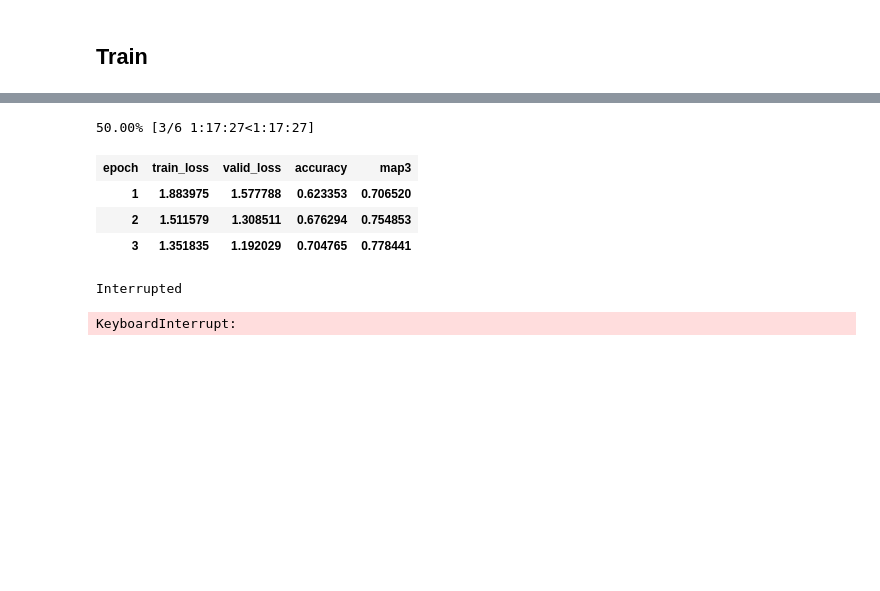
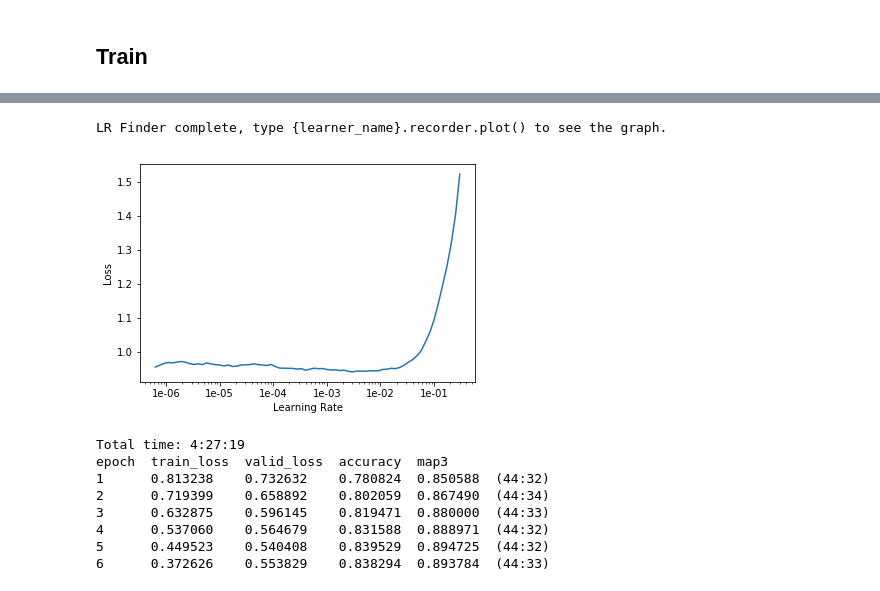
Before and after one commit to timbo72/quickdraw, a Jupyter notebook: QuickDraw.ipynb, the cells around one changed output, grey strips where cells are left out. Saved outputs shown, nothing was run; the diff lists cells and outputs as text; code cells hidden in the pictures; blank space fills up the shorter version.

```diff
--- a/QuickDraw.ipynb
+++ b/QuickDraw.ipynb
@@ -177,5 +146,5 @@ Wall time: 118 ms
 # %%
-bs =160
+bs = 640
 # %%
 train_dl = DataLoader(dss.train_ds, batch_size=bs, shuffle=True, num_workers=12)
 valid_dl = DataLoader(dss.valid_ds, batch_size=2*bs, shuffle=False, num_workers=12)
@@ -225,6 +192,4 @@ def map3(preds, targs):
     res = mapk([[t] for t in targs.cpu().numpy()], top_3.cpu().numpy(), 3)
     return torch.tensor(res)
 # %%
-learn = create_cnn(data_bunch, models.resnet101, metrics=[accuracy, map3])
+learn = create_cnn(data_bunch, models.resnet34, metrics=[accuracy, map3])
-# %%
-learn.fit_one_cycle(2)
@@ -235,0 +196,3 @@ epoch  train_loss  valid_loss  accuracy  map3
+# %%
+#learn.fit_one_cycle(2)
+learn.fit_one_cycle(4)
@@ -245,2 +228,8 @@ fd = ImageDeleter(ds, idxs)
+# %%
+learn.lr_find()
+learn.recorder.plot()
+# %% [output]
+LR Finder complete, type {learner_name}.recorder.plot() to see the graph.
+[figure, added]
 # %%
 learn.unfreeze()
@@ -250,13 +236,14 @@ learn.lr_find()
 # %%
 learn.fit_one_cycle(6, max_lr=6e-4)
 # %% [output]
-50.00% [3/6 1:17:27<1:17:27]
+Total time: 4:27:19
+epoch  train_loss  valid_loss  accuracy  map3
+1      0.813238    0.732632    0.780824  0.850588  (44:32)
+2      0.719399    0.658892    0.802059  0.867490  (44:34)
+3      0.632875    0.596145    0.819471  0.880000  (44:33)
+4      0.537060    0.564679    0.831588  0.888971  (44:32)
+5      0.449523    0.540408    0.839529  0.894725  (44:32)
+6      0.372626    0.553829    0.838294  0.893784  (44:33)
-| epoch | train_loss | valid_loss | accuracy | map3 |
-| 1 | 1.883975 | 1.577788 | 0.623353 | 0.706520 |
-| 2 | 1.511579 | 1.308511 | 0.676294 | 0.754853 |
-| 3 | 1.351835 | 1.192029 | 0.704765 | 0.778441 |
-Interrupted
-KeyboardInterrupt:
 # %%
 learn.save(f'{name}-stage-2')
 # %%
```
Also changed, not shown: parts of 30 cells of this notebook, 1 other file.
